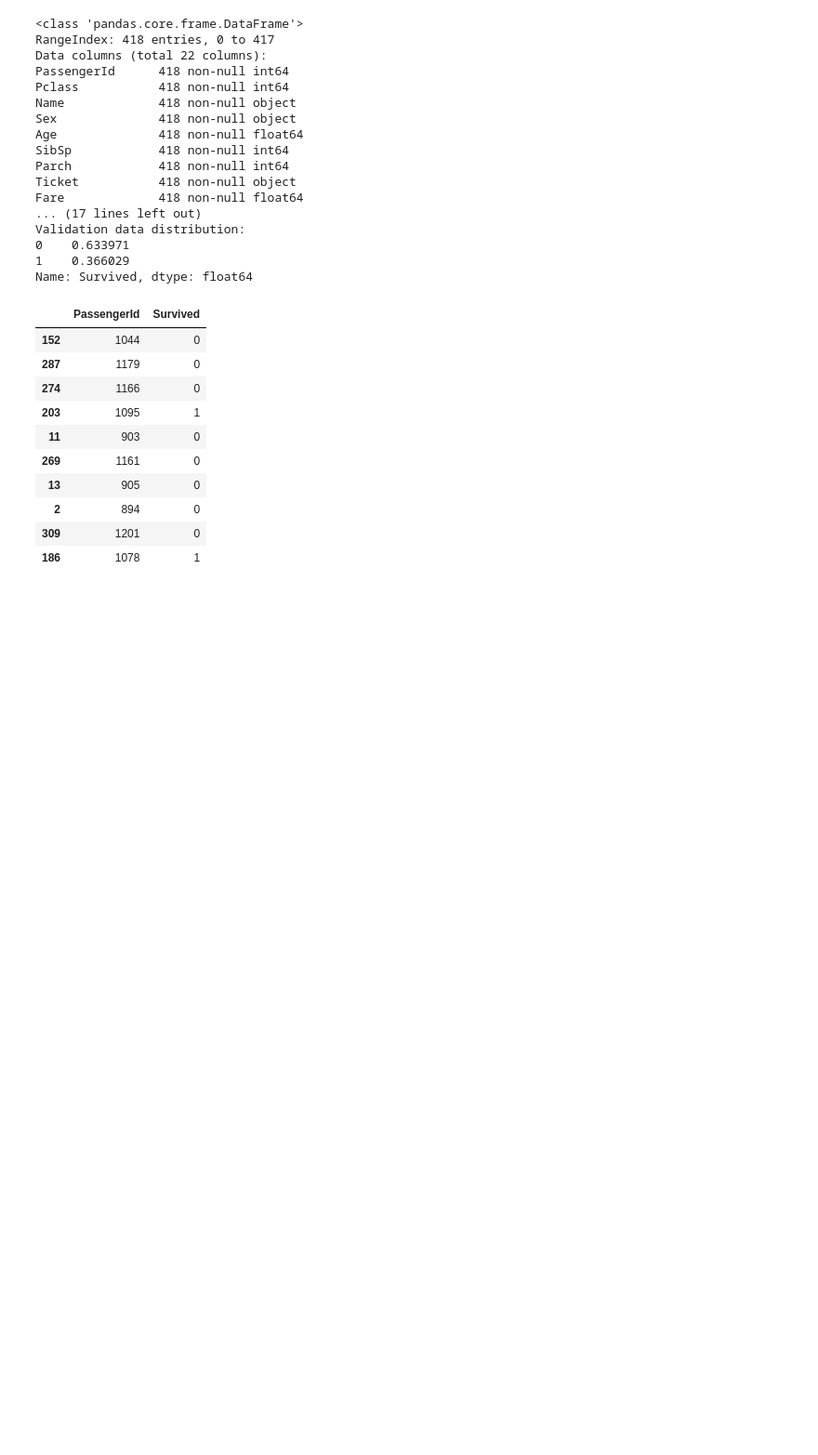
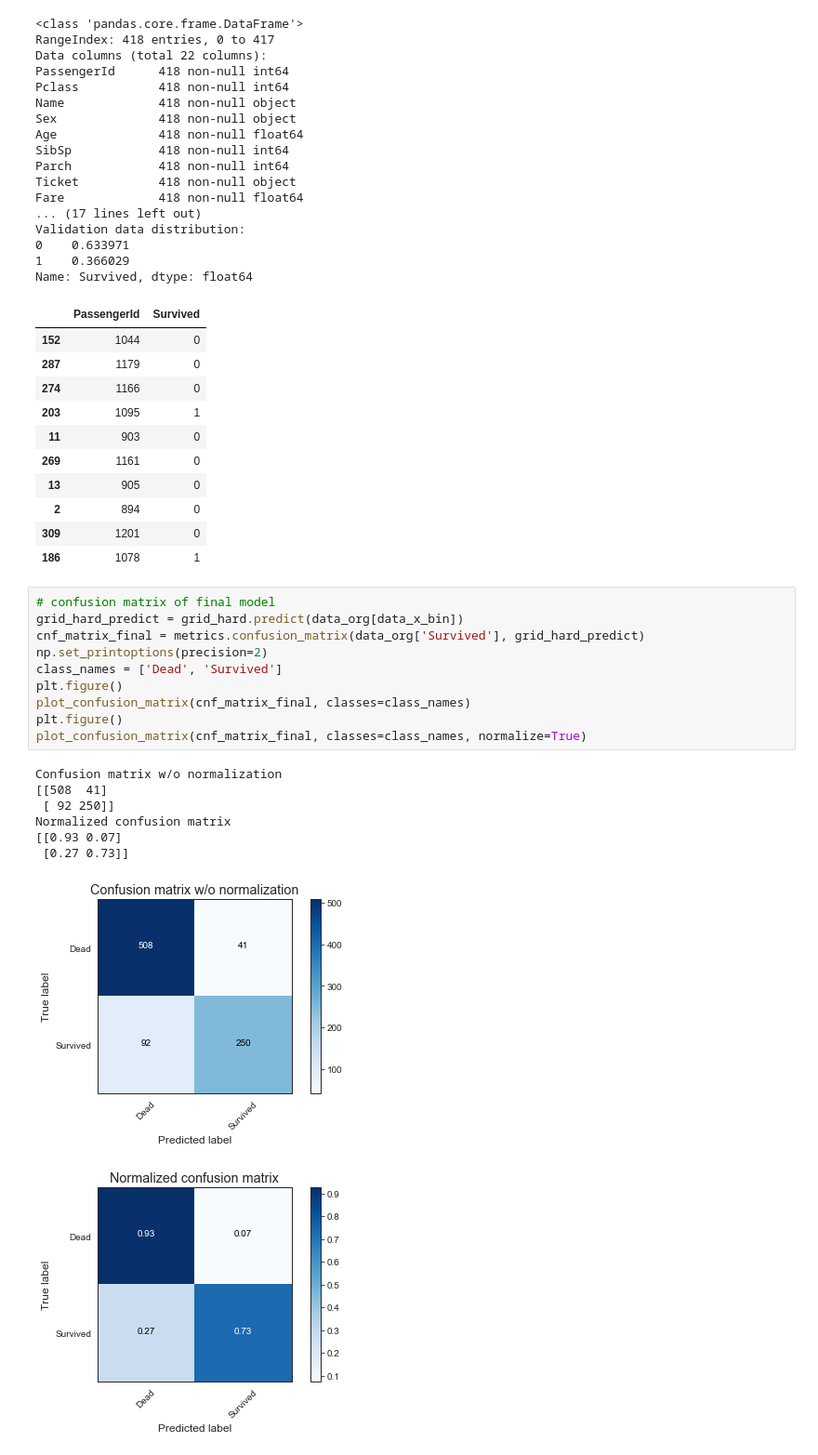
Before and after one commit to SeulgiYi/Machine_Learning_Basics, a Jupyter notebook: Titanic/Titanic.ipynb, the cells around one changed output. Shown at 93% size. Saved outputs shown, nothing was run; the diff lists cells and outputs as text; blank space fills up the shorter version.

```diff
--- a/Titanic/Titanic.ipynb
+++ b/Titanic/Titanic.ipynb
@@ -1068,3 +1068,22 @@ Name: Survived, dtype: float64
 | 2 | 894 | 0 |
 | 309 | 1201 | 0 |
 | 186 | 1078 | 1 |
+# %%
+# confusion matrix of final model
+grid_hard_predict = grid_hard.predict(data_org[data_x_bin])
+cnf_matrix_final = metrics.confusion_matrix(data_org['Survived'], grid_hard_predict)
+np.set_printoptions(precision=2)
+class_names = ['Dead', 'Survived']
+plt.figure()
+plot_confusion_matrix(cnf_matrix_final, classes=class_names)
+plt.figure()
+plot_confusion_matrix(cnf_matrix_final, classes=class_names, normalize=True)
+# %% [output]
+Confusion matrix w/o normalization
+[[508  41]
+ [ 92 250]]
+Normalized confusion matrix
+[[0.93 0.07]
+ [0.27 0.73]]
+[figure, added]
+[figure, added]
```
